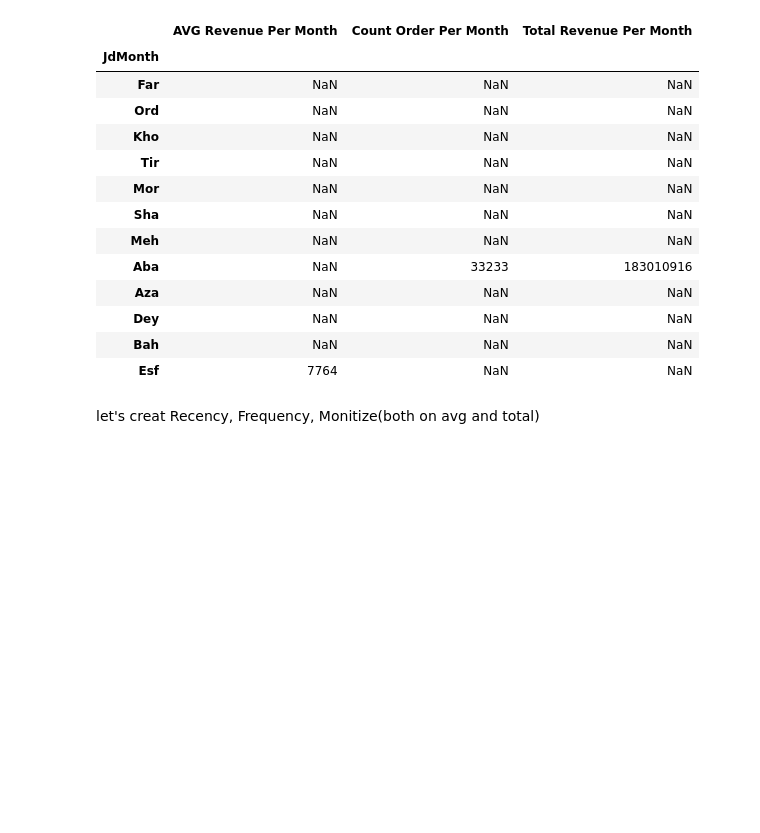
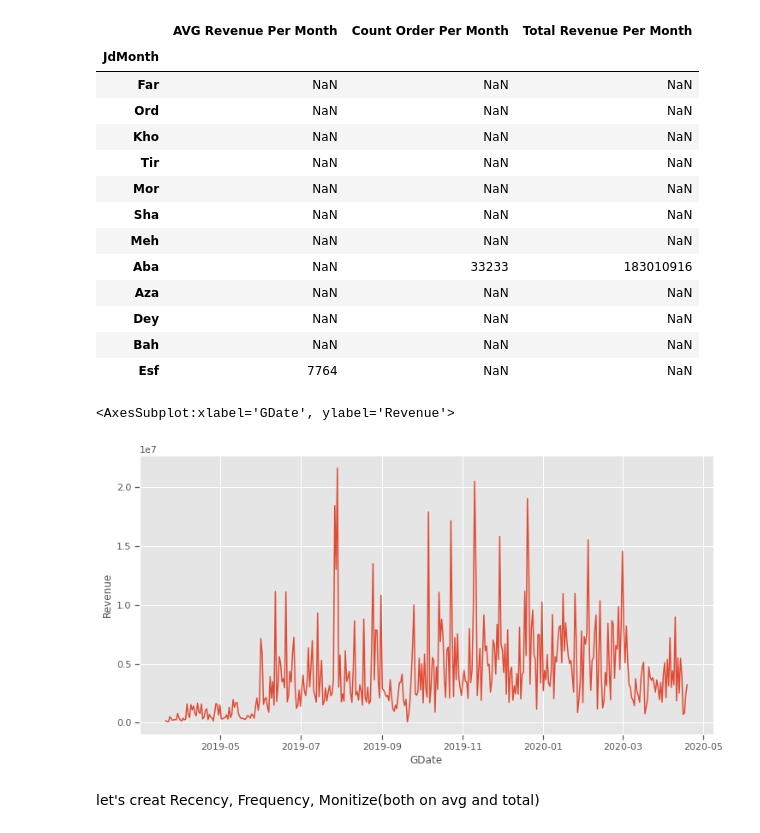
Before and after one commit to alephba/interview_tasks, a Jupyter notebook: src/notebook.ipynb, the cells around one changed output. Cells and saved outputs as stored; diff of their text form; code cells hidden in the pictures; blank space fills up the shorter version.

```diff
--- a/src/notebook.ipynb
+++ b/src/notebook.ipynb
@@ -154,3 +155,10 @@ summary98[summary98==summary98.max()]
 | Dey | NaN | NaN | NaN |
 | Bah | NaN | NaN | NaN |
 | Esf | 7764 | NaN | NaN |
+# %%
+rev_agg = revenue.groupby("GDate").Revenue.sum().reset_index()
+# %%
+sns.lineplot(x=rev_agg.GDate, y=rev_agg.Revenue, estimator='mean')
+# %% [output]
+<AxesSubplot:xlabel='GDate', ylabel='Revenue'>
+[figure, added]
```
Also changed, not shown: parts of 13 cells of this notebook.
